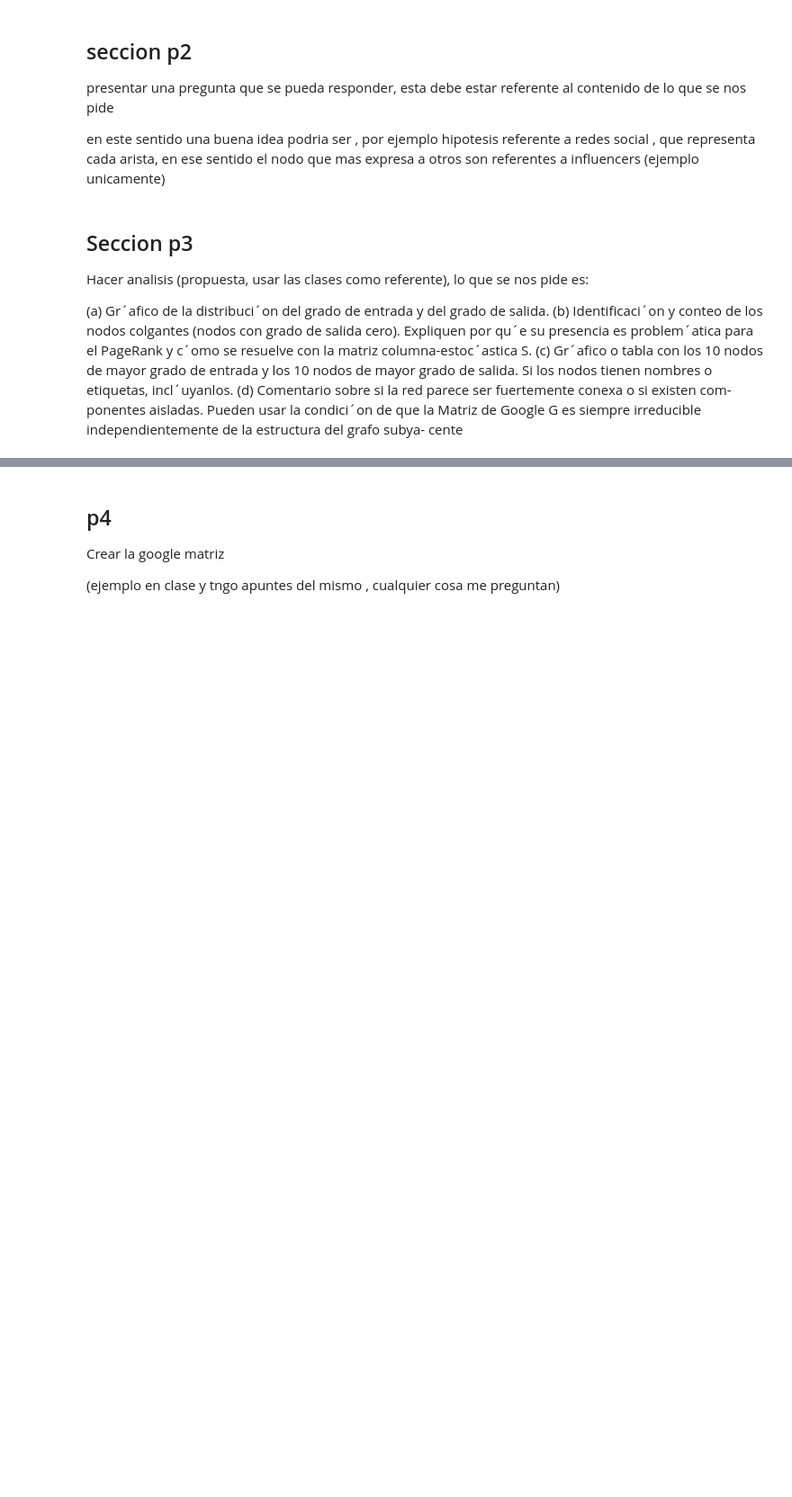
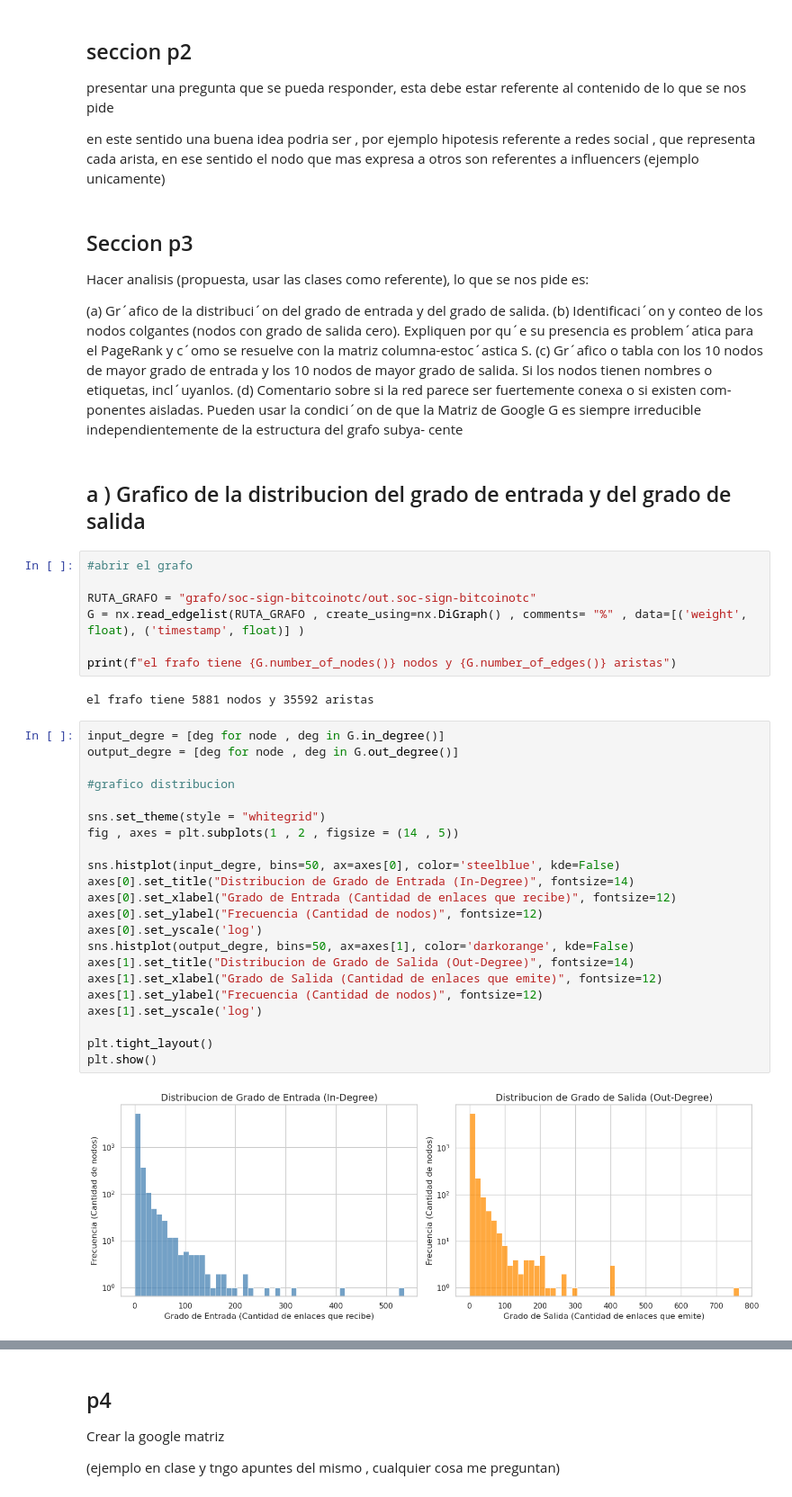
Before and after one commit to esteban78009/IMT2230-Proyecto_2-Creacion-de-page-rank, a Jupyter notebook: main.ipynb, the cells around one changed output, grey strips where cells are left out. Shown at 90% size. Saved outputs shown, nothing was run; the diff lists cells and outputs as text; blank space fills up the shorter version.

```diff
--- a/main.ipynb
+++ b/main.ipynb
@@ -31,3 +36,38 @@ mayor grado de salida. Si los nodos tienen nombres o etiquetas, incl´uyanlos.
 ponentes aisladas. Pueden usar la condici´on de que la Matriz de Google G
 es siempre irreducible independientemente de la estructura del grafo subya-
 cente
+# %% [markdown]
+## a ) Grafico de la distribucion del grado de entrada y del grado de salida
+# %%
+#abrir el grafo
+
+RUTA_GRAFO = "grafo/soc-sign-bitcoinotc/out.soc-sign-bitcoinotc"
+G = nx.read_edgelist(RUTA_GRAFO , create_using=nx.DiGraph() , comments= "%" , data=[('weight', float), ('timestamp', float)] )
+
+print(f"el frafo tiene {G.number_of_nodes()} nodos y {G.number_of_edges()} aristas")
+# %% [output]
+el frafo tiene 5881 nodos y 35592 aristas
+# %%
+input_degre = [deg for node , deg in G.in_degree()]
+output_degre = [deg for node , deg in G.out_degree()]
+
+#grafico distribucion
+
+sns.set_theme(style = "whitegrid")
+fig , axes = plt.subplots(1 , 2 , figsize = (14 , 5))
+
+sns.histplot(input_degre, bins=50, ax=axes[0], color='steelblue', kde=False)
+axes[0].set_title("Distribucion de Grado de Entrada (In-Degree)", fontsize=14)
+axes[0].set_xlabel("Grado de Entrada (Cantidad de enlaces que recibe)", fontsize=12)
+axes[0].set_ylabel("Frecuencia (Cantidad de nodos)", fontsize=12)
+axes[0].set_yscale('log')
+sns.histplot(output_degre, bins=50, ax=axes[1], color='darkorange', kde=False)
+axes[1].set_title("Distribucion de Grado de Salida (Out-Degree)", fontsize=14)
+axes[1].set_xlabel("Grado de Salida (Cantidad de enlaces que emite)", fontsize=12)
+axes[1].set_ylabel("Frecuencia (Cantidad de nodos)", fontsize=12)
+axes[1].set_yscale('log')
+
+plt.tight_layout()
+plt.show()
+# %% [output]
+[figure, added]
```
Also changed, not shown: parts of 11 cells of this notebook, 5 other files.
